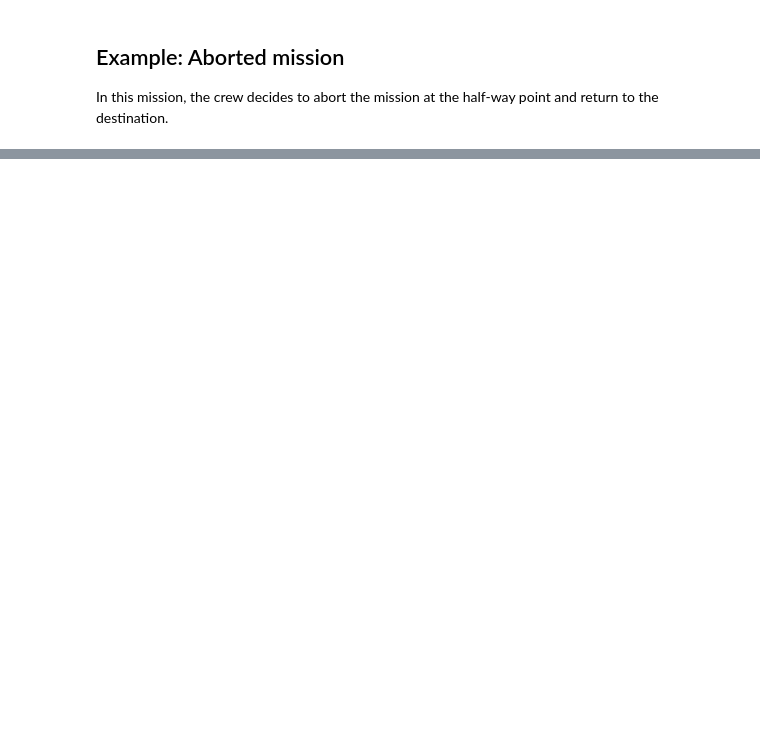
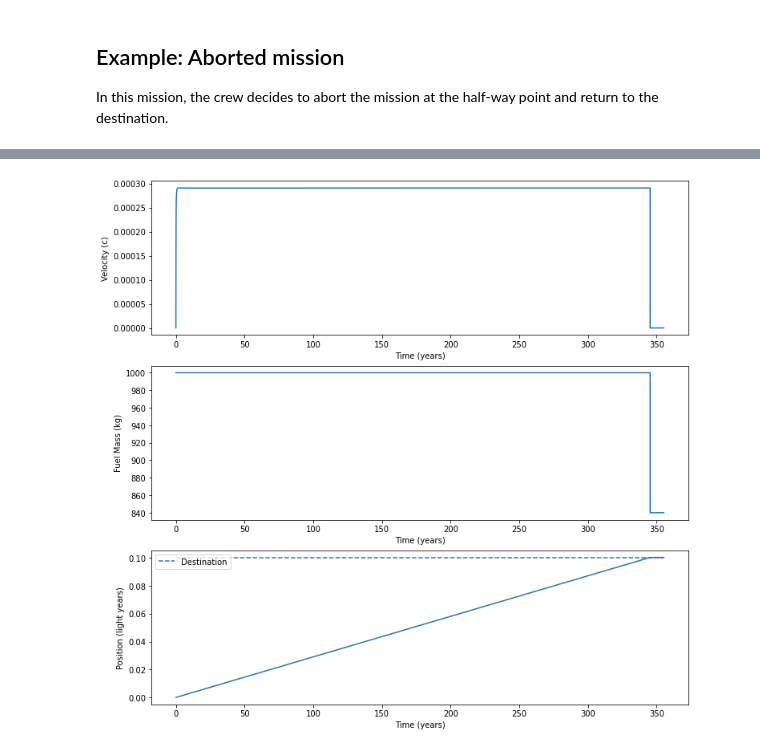
Before and after one commit to QEDan/interstellar_mission_planning, a Jupyter notebook: notebooks/Interstellar Planner.ipynb, the cells around one changed output, grey strips where cells are left out. Saved outputs shown, nothing was run; the diff lists cells and outputs as text; code cells hidden in the pictures; blank space fills up the shorter version.

Commit message:
Starship can use solar sails.

```diff
--- a/notebooks/Interstellar Planner.ipynb
+++ b/notebooks/Interstellar Planner.ipynb
@@ -95,0 +99,10 @@ fig.savefig('../images/proxima_centauri_aborted.png')
+# %%
+eng = {'main': Engine(1000.0 * kg)}
+solar_sail = SolarSail(0.1 * kg, 1000.0 * m)
+ss = Starship(1.0 * kg, eng, solar_sail=solar_sail, destination_distance=0.1 * ly)
+ss.sail(None)
+# ss.accelerate(fuel_mass = 900 * kg)
+ss.cruise(ss.destination_distance)
+ss.accelerate(decelerate=True)
+ss.wait(10 * yr)
+ss.print_history()
@@ -95,0 +127,5 @@ fig.savefig('../images/proxima_centauri_aborted.png')
+# %%
+fig = ss.plot_history()
+fig.show()
+# %% [output]
+[figure, added]
```
Also changed, not shown: parts of 7 cells of this notebook, 3 other files.
